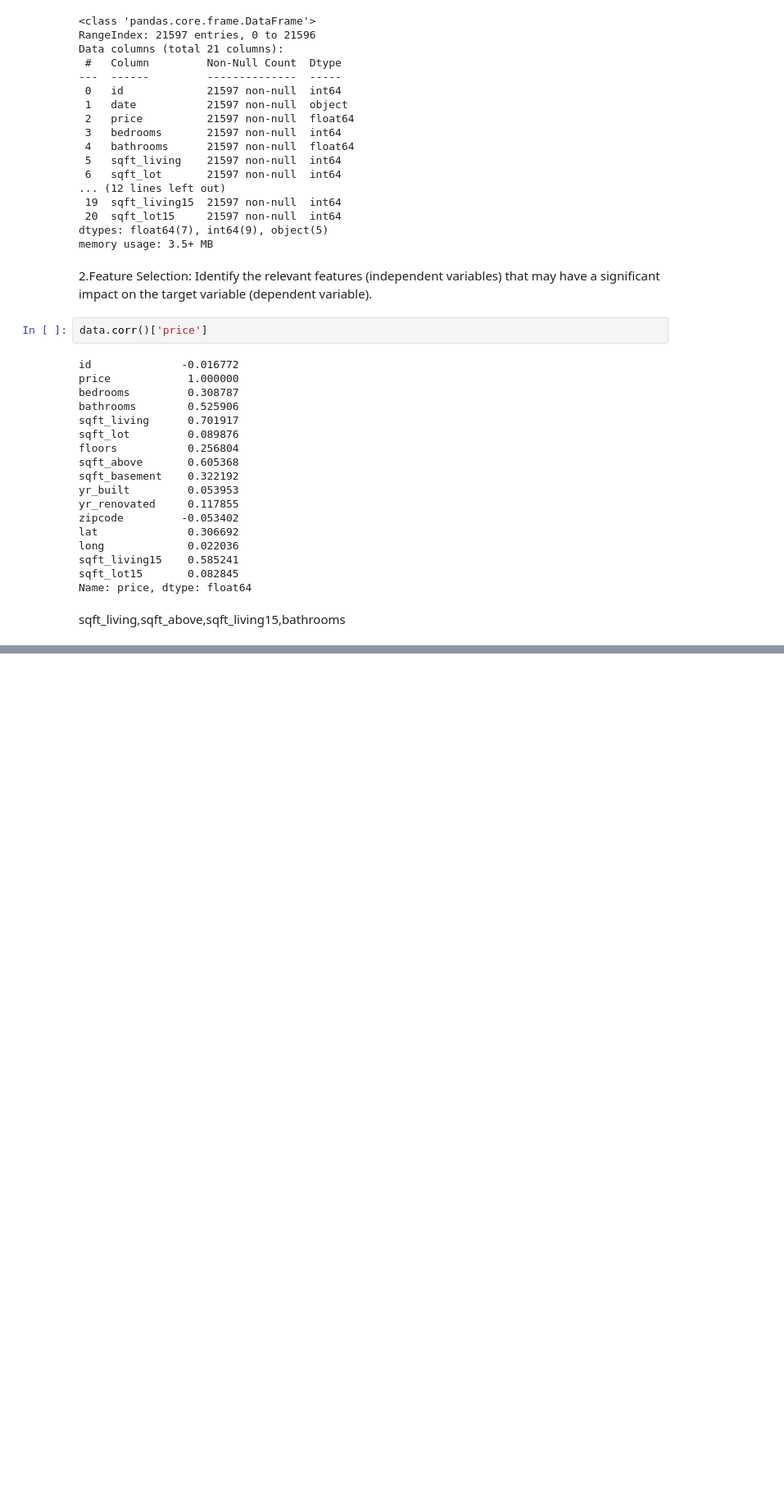
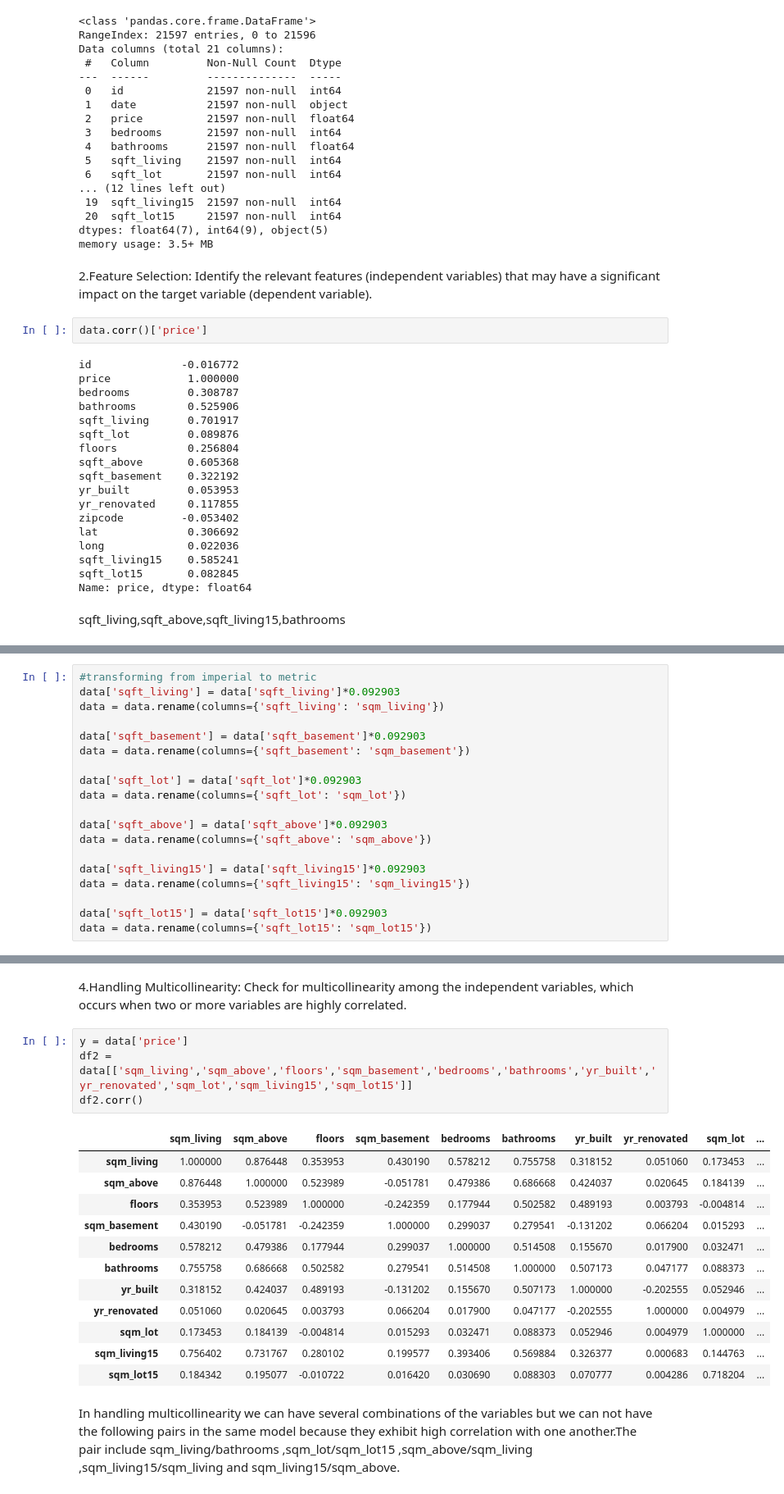
Before and after one commit to KiarieJeff/dsc-phase-2-project, a Jupyter notebook: student.ipynb, the cells around one changed output, grey strips where cells are left out. Shown at 82% size. Saved outputs shown, nothing was run; the diff lists cells and outputs as text; blank space fills up the shorter version.

```diff
--- a/student.ipynb
+++ b/student.ipynb
@@ -218 +216,20 @@ data2['sqft_above'] = data2['sqft_living']*0.092903
+# %%
+#transforming from imperial to metric
+data['sqft_living'] = data['sqft_living']*0.092903
+data = data.rename(columns={'sqft_living': 'sqm_living'})
+
+data['sqft_basement'] = data['sqft_basement']*0.092903
+data = data.rename(columns={'sqft_basement': 'sqm_basement'})
+
+data['sqft_lot'] = data['sqft_lot']*0.092903
+data = data.rename(columns={'sqft_lot': 'sqm_lot'})
+
+data['sqft_above'] = data['sqft_above']*0.092903
+data = data.rename(columns={'sqft_above': 'sqm_above'})
+
+data['sqft_living15'] = data['sqft_living15']*0.092903
+data = data.rename(columns={'sqft_living15': 'sqm_living15'})
+
+data['sqft_lot15'] = data['sqft_lot15']*0.092903
+data = data.rename(columns={'sqft_lot15': 'sqm_lot15'})
 # %%
@@ -224,0 +250,21 @@ grd_dmy = pd.get_dummies(grd_dmy, columns=["grade"], drop_first=True)
+# %% [markdown]
+4.Handling Multicollinearity: Check for multicollinearity among the independent variables, which occurs when two or more variables are highly correlated.
+# %%
+y = data['price']
+df2 = data[['sqm_living','sqm_above','floors','sqm_basement','bedrooms','bathrooms','yr_built','yr_renovated','sqm_lot','sqm_living15','sqm_lot15']]
+df2.corr()
+# %% [output]
+|  | sqm_living | sqm_above | floors | sqm_basement | bedrooms | bathrooms | yr_built | yr_renovated | sqm_lot | ... |
+| sqm_living | 1.000000 | 0.876448 | 0.353953 | 0.430190 | 0.578212 | 0.755758 | 0.318152 | 0.051060 | 0.173453 | ... |
+| sqm_above | 0.876448 | 1.000000 | 0.523989 | -0.051781 | 0.479386 | 0.686668 | 0.424037 | 0.020645 | 0.184139 | ... |
+| floors | 0.353953 | 0.523989 | 1.000000 | -0.242359 | 0.177944 | 0.502582 | 0.489193 | 0.003793 | -0.004814 | ... |
+| sqm_basement | 0.430190 | -0.051781 | -0.242359 | 1.000000 | 0.299037 | 0.279541 | -0.131202 | 0.066204 | 0.015293 | ... |
+| bedrooms | 0.578212 | 0.479386 | 0.177944 | 0.299037 | 1.000000 | 0.514508 | 0.155670 | 0.017900 | 0.032471 | ... |
+| bathrooms | 0.755758 | 0.686668 | 0.502582 | 0.279541 | 0.514508 | 1.000000 | 0.507173 | 0.047177 | 0.088373 | ... |
+| yr_built | 0.318152 | 0.424037 | 0.489193 | -0.131202 | 0.155670 | 0.507173 | 1.000000 | -0.202555 | 0.052946 | ... |
+| yr_renovated | 0.051060 | 0.020645 | 0.003793 | 0.066204 | 0.017900 | 0.047177 | -0.202555 | 1.000000 | 0.004979 | ... |
+| sqm_lot | 0.173453 | 0.184139 | -0.004814 | 0.015293 | 0.032471 | 0.088373 | 0.052946 | 0.004979 | 1.000000 | ... |
+| sqm_living15 | 0.756402 | 0.731767 | 0.280102 | 0.199577 | 0.393406 | 0.569884 | 0.326377 | 0.000683 | 0.144763 | ... |
+| sqm_lot15 | 0.184342 | 0.195077 | -0.010722 | 0.016420 | 0.030690 | 0.088303 | 0.070777 | 0.004286 | 0.718204 | ... |
+# %% [markdown]
+In handling multicollinearity we can have several combinations of the variables but we can not have the following pairs in the same model because they exhibit high correlation with one another.The pair include sqm_living/bathrooms ,sqm_lot/sqm_lot15 ,sqm_above/sqm_living ,sqm_living15/sqm_living and sqm_living15/sqm_above.
```
Also changed, not shown: parts of 28 cells of this notebook.
